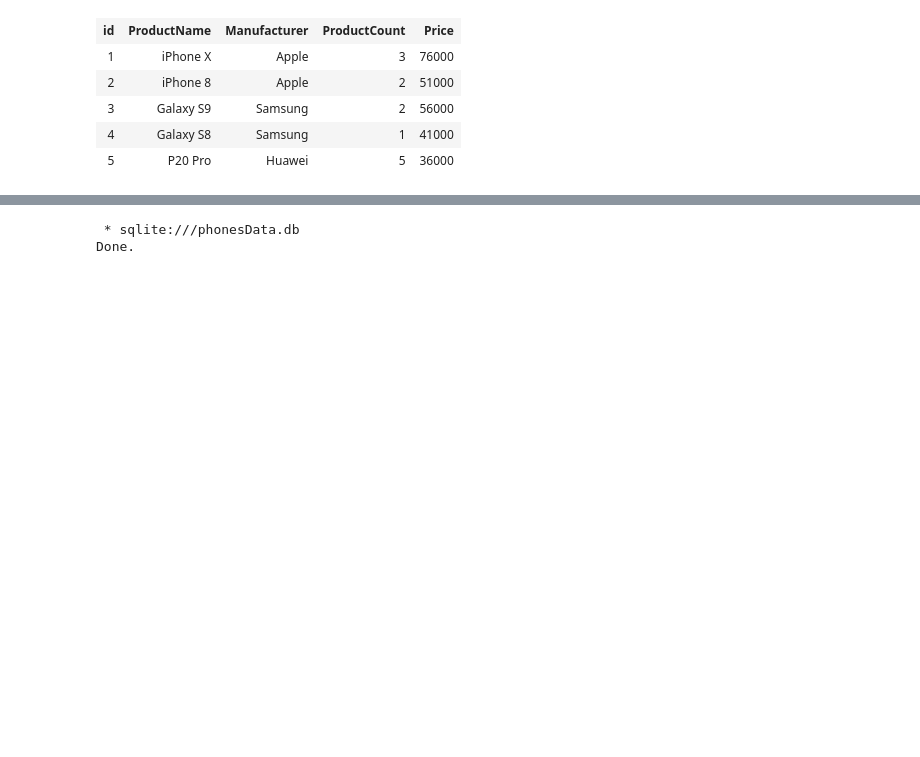
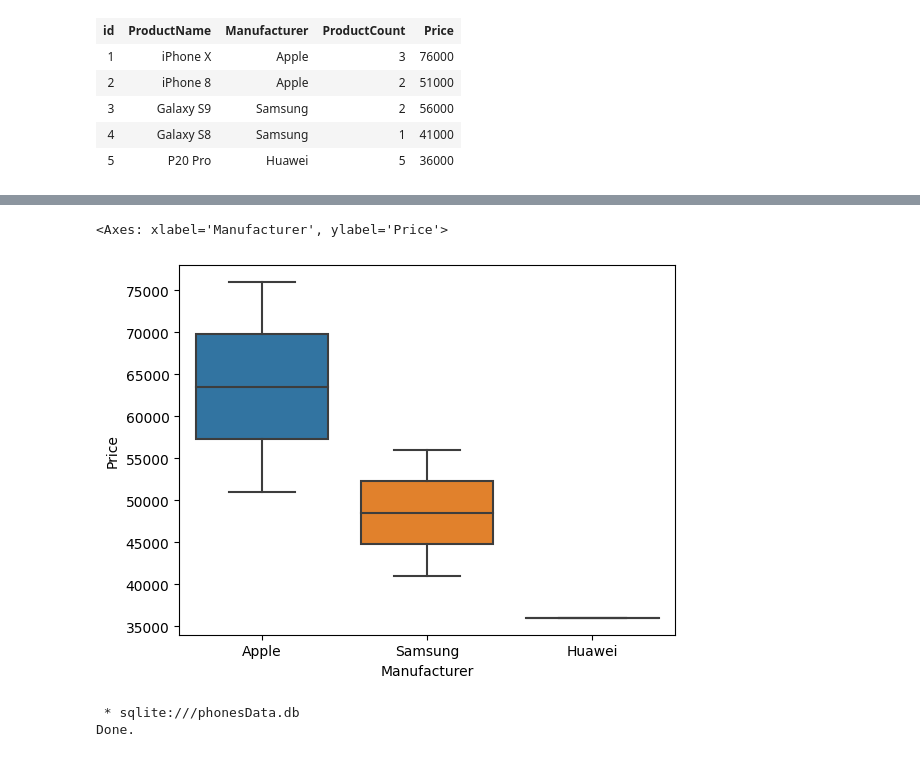
Before and after one commit to MrsMystique/python-repo, a Jupyter notebook: sqlmagic/sql magic.ipynb, the cells around one changed output, grey strips where cells are left out. Saved outputs shown, nothing was run; the diff lists cells and outputs as text; code cells hidden in the pictures; blank space fills up the shorter version.

```diff
--- a/sqlmagic/sql magic.ipynb
+++ b/sqlmagic/sql magic.ipynb
@@ -39,3 +46,6 @@ Done.
 | 3 | Galaxy S9 | Samsung | 2 | 56000 |
 | 4 | Galaxy S8 | Samsung | 1 | 41000 |
 | 5 | P20 Pro | Huawei | 5 | 36000 |
+# %%
+result = %sql SELECT * FROM phones
+result
@@ -41,0 +61,5 @@ Done.
+# %%
+df = pd.DataFrame(result)
+headers = ['id','ProductName','Manufacturer','ProductCount','Price']
+df.columns=headers
+df.head(8)
@@ -42,3 +73,8 @@ Done.
+# %%
+sns.boxplot(x='Manufacturer', y='Price', data=df)
+# %% [output]
+<Axes: xlabel='Manufacturer', ylabel='Price'>
+[figure, added]
 # %%
 %%sql
 SELECT ProductName, Manufacturer, Price
```
Also changed, not shown: parts of 4 cells of this notebook, 1 other file.
